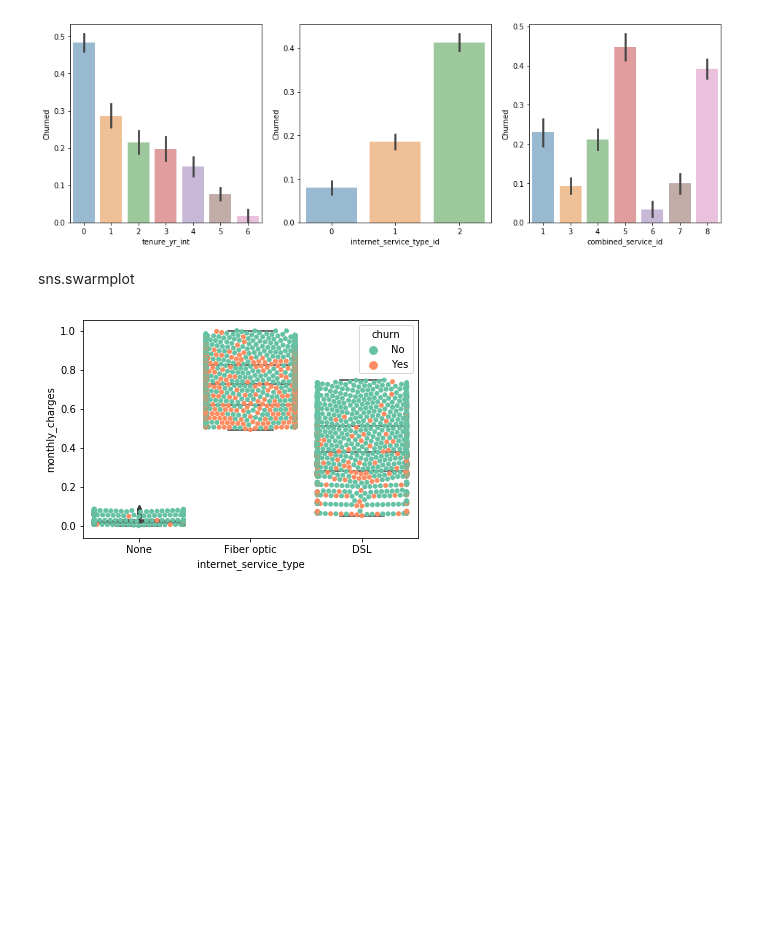
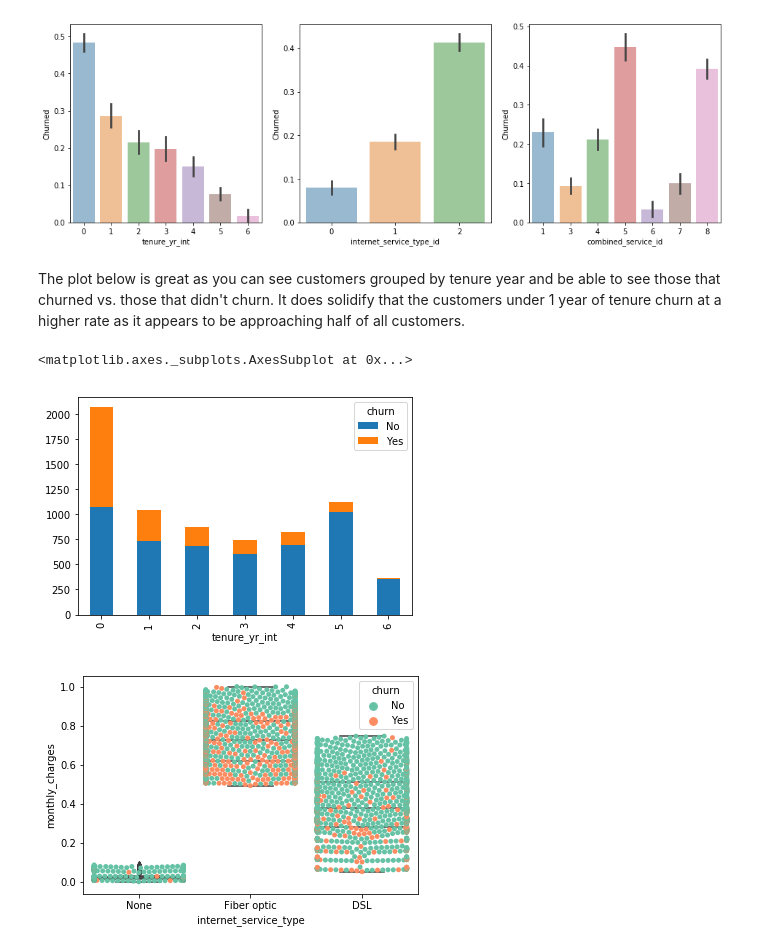
Before and after one commit to codeup-classification-project-ada/Classification, a Jupyter notebook: Codeup_Classification_Project_Ada_Final.ipynb, the cells around one changed output. Drawn from its saved outputs; the diff is of its cells as text; code cells hidden in the pictures; blank space fills up the shorter version.

Commit message:
Add stacked barplot

```diff
--- a/Codeup_Classification_Project_Ada_Final.ipynb
+++ b/Codeup_Classification_Project_Ada_Final.ipynb
@@ -512,5 +512,10 @@ for i, feature in enumerate(features):
     ax[i].set_ylabel('Churned')
 # %% [output]
 [figure]
-# %% [markdown]
-sns.swarmplot
+# %% [markdown]
+The plot below is great as you can see customers grouped by tenure year and be able to see those that churned vs. those that didn't churn.  It does solidify that the customers under 1 year of tenure churn at a higher rate as it appears to be approaching half of all customers.
+# %%
+df.groupby(['tenure_yr_int', 'churn']).size().unstack().plot(kind='bar', stacked=True)
+# %% [output]
+<matplotlib.axes._subplots.AxesSubplot at 0x...>
+[figure, added]
```
Also changed, not shown: parts of 9 cells of this notebook.
